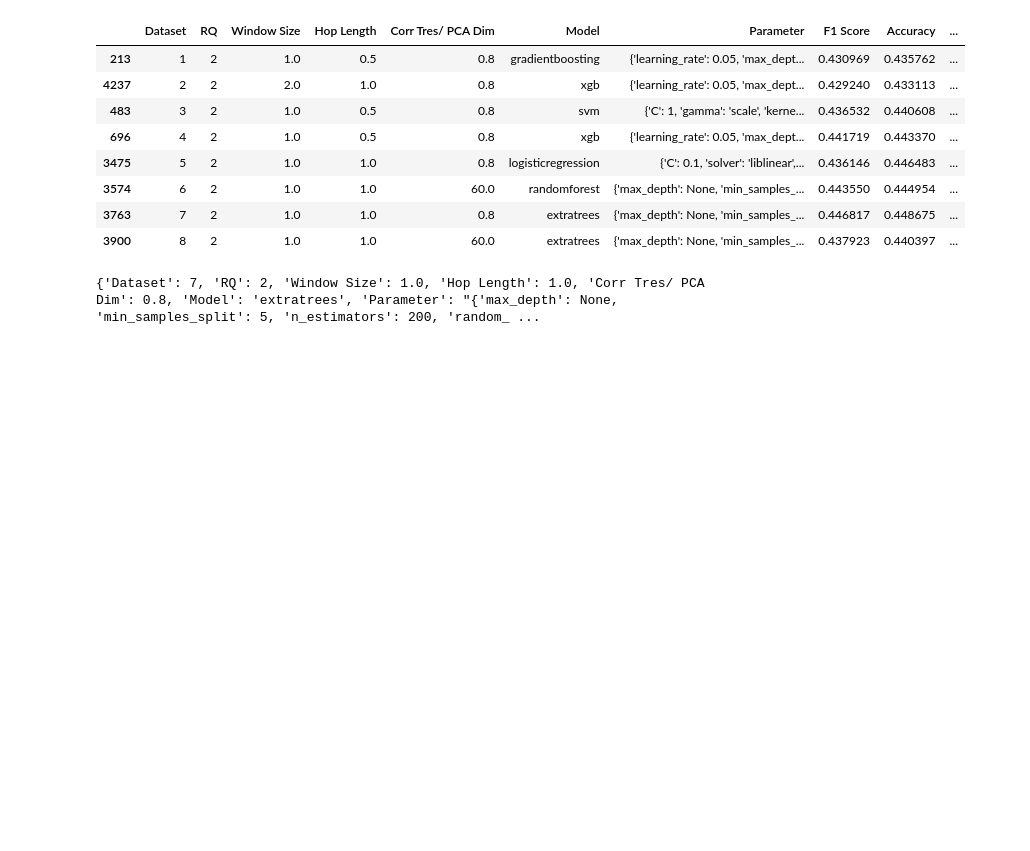
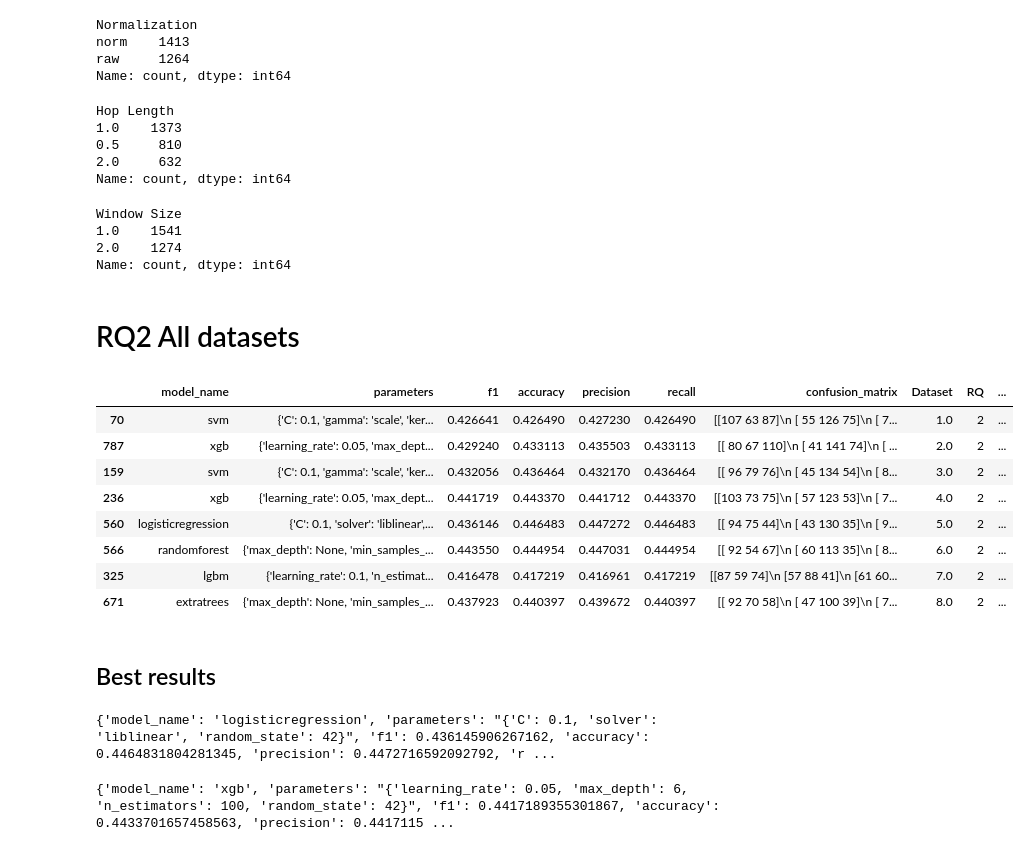
Before and after one commit to alvaro-francisco-gil/plant-reactivity-analysis, a Jupyter notebook: notebooks/check_results.ipynb, the cells around one changed output. Saved outputs shown, nothing was run; the diff lists cells and outputs as text; code cells hidden in the pictures; blank space fills up the shorter version.

```diff
--- a/notebooks/check_results.ipynb
+++ b/notebooks/check_results.ipynb
@@ -4,3 +4,8 @@ pd.set_option('display.max_rows', None)
+# %%
+import pandas as pd
+pd.set_option('display.max_rows', None)
+pd.set_option('display.max_columns', None)
+pd.set_option('display.max_colwidth', None)
 # %%
 file_path = r"results.csv"
 df = pd.read_csv(file_path)
@@ -10,26 +15,66 @@ df.shape
+# %%
+df['Normalization'].value_counts()
+# %% [output]
+Normalization
+norm    1413
+raw     1264
+Name: count, dtype: int64
+# %%
+df['Hop Length'].value_counts()
+# %% [output]
+Hop Length
+1.0    1373
+0.5     810
+2.0     632
+Name: count, dtype: int64
+# %%
+df['Window Size'].value_counts()
+# %% [output]
+Window Size
+1.0    1541
+2.0    1274
+Name: count, dtype: int64
+# %% [markdown]
+# RQ2 All datasets
 # %%
 df_rq_2 = df[df['RQ'] == 2]
-best_accuracy_per_rq_dataset = df_rq_2.loc[df_rq_2.groupby(['Dataset', 'RQ'])['Accuracy'].idxmax()]
+best_accuracy_per_rq_dataset = df_rq_2.loc[df_rq_2.groupby(['Dataset', 'RQ'])['accuracy'].idxmax()]
 df_rq_2.reset_index(drop=True, inplace=True)
 best_accuracy_per_rq_dataset.head(30)
 # %% [output]
-|  | Dataset | RQ | Window Size | Hop Length | Corr Tres/ PCA Dim | Model | Parameter | F1 Score | Accuracy | ... |
-| 213 | 1 | 2 | 1.0 | 0.5 | 0.8 | gradientboosting | {'learning_rate': 0.05, 'max_dept... | 0.430969 | 0.435762 | ... |
-| 4237 | 2 | 2 | 2.0 | 1.0 | 0.8 | xgb | {'learning_rate': 0.05, 'max_dept... | 0.429240 | 0.433113 | ... |
-| 483 | 3 | 2 | 1.0 | 0.5 | 0.8 | svm | {'C': 1, 'gamma': 'scale', 'kerne... | 0.436532 | 0.440608 | ... |
-| 696 | 4 | 2 | 1.0 | 0.5 | 0.8 | xgb | {'learning_rate': 0.05, 'max_dept... | 0.441719 | 0.443370 | ... |
-| 3475 | 5 | 2 | 1.0 | 1.0 | 0.8 | logisticregression | {'C': 0.1, 'solver': 'liblinear',... | 0.436146 | 0.446483 | ... |
-| 3574 | 6 | 2 | 1.0 | 1.0 | 60.0 | randomforest | {'max_depth': None, 'min_samples_... | 0.443550 | 0.444954 | ... |
-| 3763 | 7 | 2 | 1.0 | 1.0 | 0.8 | extratrees | {'max_depth': None, 'min_samples_... | 0.446817 | 0.448675 | ... |
-| 3900 | 8 | 2 | 1.0 | 1.0 | 60.0 | extratrees | {'max_depth': None, 'min_samples_... | 0.437923 | 0.440397 | ... |
+|  | model_name | parameters | f1 | accuracy | precision | recall | confusion_matrix | Dataset | RQ | ... |
+| 70 | svm | {'C': 0.1, 'gamma': 'scale', 'ker... | 0.426641 | 0.426490 | 0.427230 | 0.426490 | [[107 63 87]\n [ 55 126 75]\n [ 7... | 1.0 | 2 | ... |
+| 787 | xgb | {'learning_rate': 0.05, 'max_dept... | 0.429240 | 0.433113 | 0.435503 | 0.433113 | [[ 80 67 110]\n [ 41 141 74]\n [ ... | 2.0 | 2 | ... |
+| 159 | svm | {'C': 0.1, 'gamma': 'scale', 'ker... | 0.432056 | 0.436464 | 0.432170 | 0.436464 | [[ 96 79 76]\n [ 45 134 54]\n [ 8... | 3.0 | 2 | ... |
+| 236 | xgb | {'learning_rate': 0.05, 'max_dept... | 0.441719 | 0.443370 | 0.441712 | 0.443370 | [[103 73 75]\n [ 57 123 53]\n [ 7... | 4.0 | 2 | ... |
+| 560 | logisticregression | {'C': 0.1, 'solver': 'liblinear',... | 0.436146 | 0.446483 | 0.447272 | 0.446483 | [[ 94 75 44]\n [ 43 130 35]\n [ 9... | 5.0 | 2 | ... |
+| 566 | randomforest | {'max_depth': None, 'min_samples_... | 0.443550 | 0.444954 | 0.447031 | 0.444954 | [[ 92 54 67]\n [ 60 113 35]\n [ 8... | 6.0 | 2 | ... |
+| 325 | lgbm | {'learning_rate': 0.1, 'n_estimat... | 0.416478 | 0.417219 | 0.416961 | 0.417219 | [[87 59 74]\n [57 88 41]\n [61 60... | 7.0 | 2 | ... |
+| 671 | extratrees | {'max_depth': None, 'min_samples_... | 0.437923 | 0.440397 | 0.439672 | 0.440397 | [[ 92 70 58]\n [ 47 100 39]\n [ 7... | 8.0 | 2 | ... |
+# %% [markdown]
+## Best results
 # %%
-# Find the row with the maximum 'Accuracy'
-max_accuracy_index = df_rq_2['Accuracy'].idxmax()
-
-# Select the row and convert it to a dictionary
+max_accuracy_index = df_rq_2['accuracy'].idxmax()
 max_accuracy_row_dict = df_rq_2.iloc[max_accuracy_index].to_dict()
-
-# Print the dictionary
 print(max_accuracy_row_dict)
 # %% [output]
-{'Dataset': 7, 'RQ': 2, 'Window Size': 1.0, 'Hop Length': 1.0, 'Corr Tres/ PCA Dim': 0.8, 'Model': 'extratrees', 'Parameter': "{'max_depth': None, 'min_samples_split': 5, 'n_estimators': 200, 'random_ ...
+{'model_name': 'logisticregression', 'parameters': "{'C': 0.1, 'solver': 'liblinear', 'random_state': 42}", 'f1': 0.436145906267162, 'accuracy': 0.4464831804281345, 'precision': 0.4472716592092792, 'r ...
+# %%
+def get_highest_accuracy_row(df, dataset_value, rq_value):
+    # Filter the DataFrame based on dataset and RQ values
+    filtered_df = df[(df['Dataset'] == dataset_value) & (df['RQ'] == rq_value)]
+
+    # Find the row with the highest Accuracy
+    highest_accuracy_row = filtered_df.loc[filtered_df['accuracy'].idxmax()]
+
+    # Return the row as a dictionary
+    return highest_accuracy_row.to_dict()
+
+dataset_value = 4
+rq_value = 2
+
+# Get the highest accuracy row for Dataset=4 and RQ=2
+result = get_highest_accuracy_row(df, dataset_value, rq_value)
+print(result)
+# %% [output]
+{'model_name': 'xgb', 'parameters': "{'learning_rate': 0.05, 'max_depth': 6, 'n_estimators': 100, 'random_state': 42}", 'f1': 0.4417189355301867, 'accuracy': 0.4433701657458563, 'precision': 0.4417115 ...
```
Also changed, not shown: parts of 15 cells of this notebook, 24 other files.
